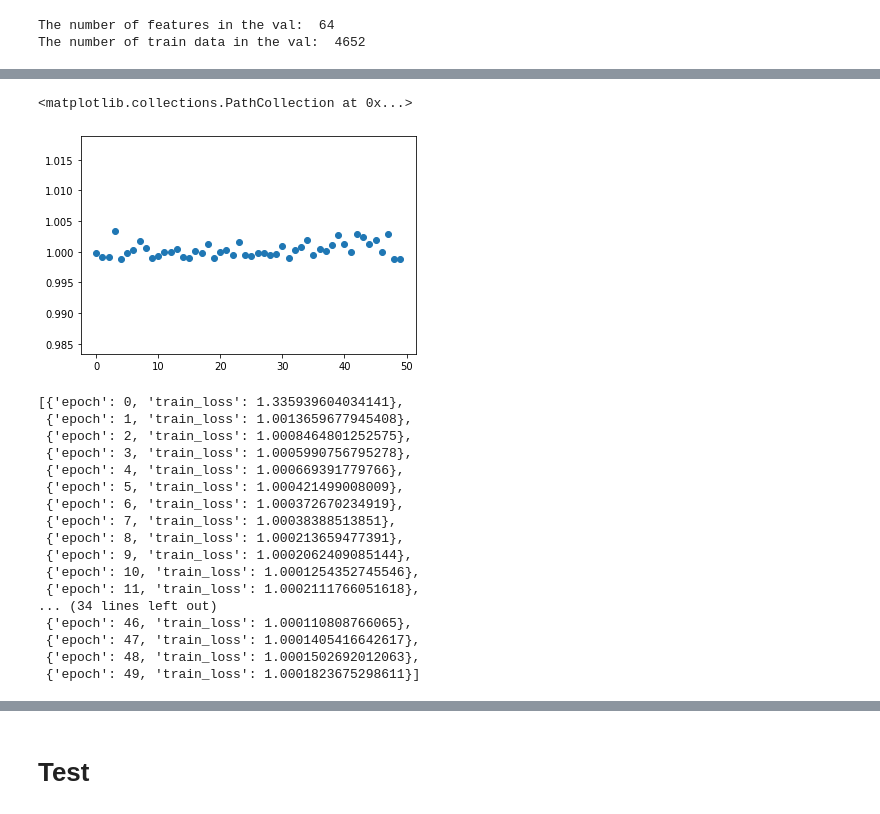
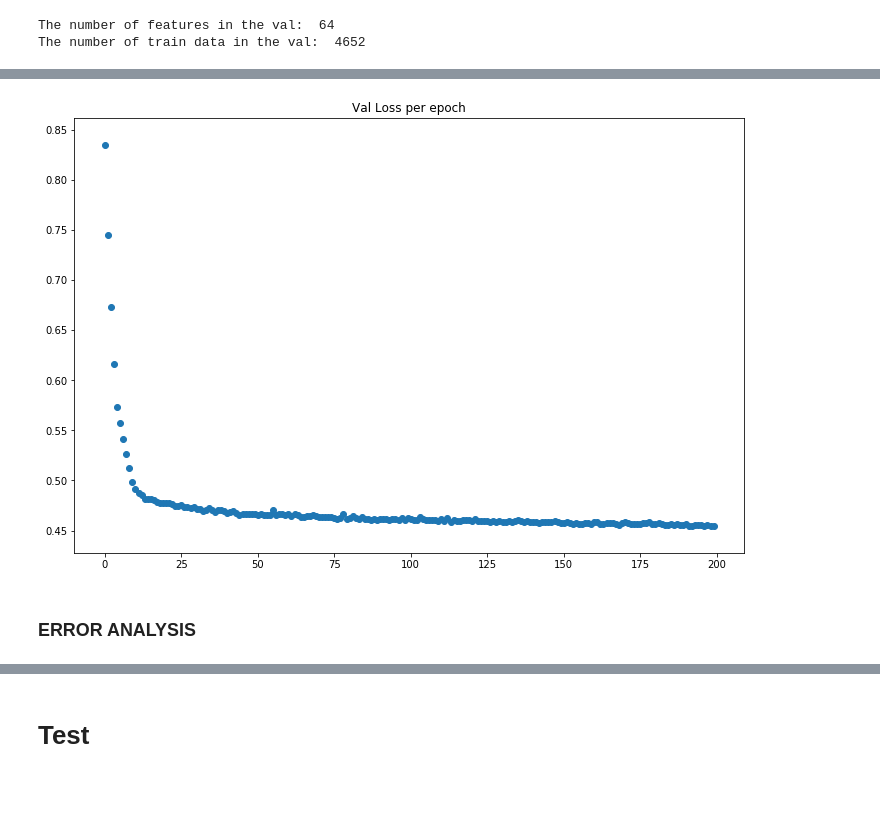
Before and after one commit to ShaulSolomon/academix-ydata-project-truncated, a Jupyter notebook: code/5_vae.ipynb, the cells around one changed output, grey strips where cells are left out. Drawn from its saved outputs; the diff is of its cells as text; code cells hidden in the pictures; blank space fills up the shorter version.

```diff
--- a/code/5_vae.ipynb
+++ b/code/5_vae.ipynb
@@ -255,7 +255,7 @@ def loss_function(recon_x, x, mu, log_var):
     KLD = torch.sum(KLD_element).mul_(-0.5) / BATCH_SIZE
     if KLD < -1e-5:
         print(KLD)
-    return MSE + KLD
+    return MSE# + KLD
 # %%
 model = VAE(hidden_dim1=32,hidden_dim2=16,latent_dim=8).to(device)
 optimizer = optim.Adam(model.parameters())
@@ -300,6 +300,6 @@ def test_model(test_loader, model):
     test_loss /= num_batch_test
     return test_loss
 # %%
-train_log, val_log = train_epoch(train_loader,model,loss_function,optimizer,num_epochs= 50)
+train_log, val_log = train_epoch(train_loader,model,loss_function,optimizer,num_epochs= 200)
 # %% [output]
 Started training epoch no. 1
@@ -328,28 +329,11 @@ plt.scatter(range(len(train_loss_plt)),train_loss_plt)
 # %%
-plt.scatter(range(len(val_log)),val_log)
+plt.figure(figsize=(12,8))
+plt.title("Val Loss per epoch")
+plt.scatter(range(len(val_log)),val_log);
 # %% [output]
-<matplotlib.collections.PathCollection at 0x...>
-[figure, old version]
+[figure, new version]
-# %%
-train_log
-# %% [output]
-[{'epoch': 0, 'train_loss': 1.335939604034141},
- {'epoch': 1, 'train_loss': 1.0013659677945408},
- {'epoch': 2, 'train_loss': 1.0008464801252575},
- {'epoch': 3, 'train_loss': 1.0005990756795278},
- {'epoch': 4, 'train_loss': 1.000669391779766},
- {'epoch': 5, 'train_loss': 1.000421499008009},
- {'epoch': 6, 'train_loss': 1.000372670234919},
- {'epoch': 7, 'train_loss': 1.00038388513851},
- {'epoch': 8, 'train_loss': 1.000213659477391},
- {'epoch': 9, 'train_loss': 1.0002062409085144},
- {'epoch': 10, 'train_loss': 1.0001254352745546},
- {'epoch': 11, 'train_loss': 1.0002111766051618},
-... (34 lines left out)
- {'epoch': 46, 'train_loss': 1.000110808766065},
- {'epoch': 47, 'train_loss': 1.0001405416642617},
- {'epoch': 48, 'train_loss': 1.0001502692012063},
- {'epoch': 49, 'train_loss': 1.0001823675298611}]
+# %% [markdown]
+### ERROR ANALYSIS
 # %%
 test_set = ToyDS(df_nonan, selection_test, all_vae)
 test_loader=DataLoader(dataset= test_set, batch_size = BATCH_SIZE, shuffle = True, num_workers = num_workers)
```
Also changed, not shown: parts of 11 cells of this notebook.
